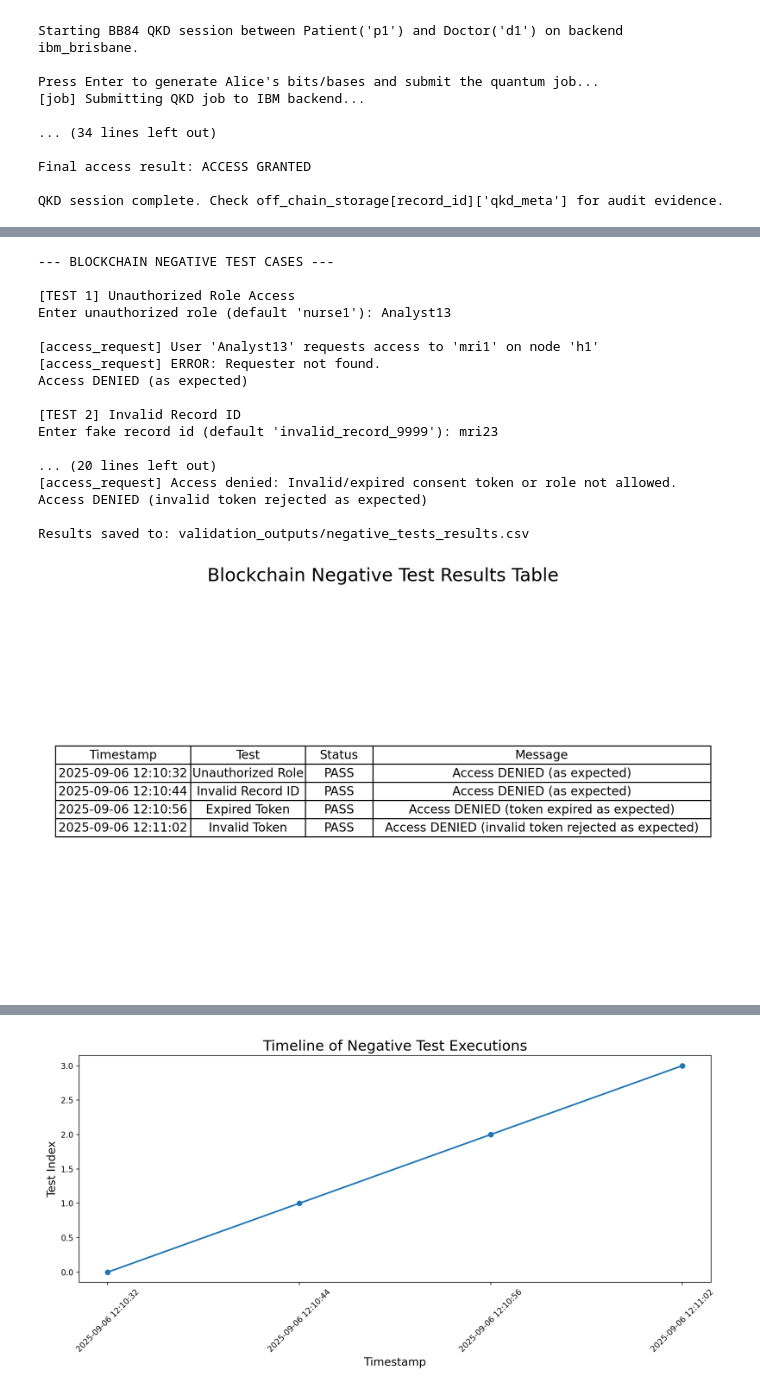
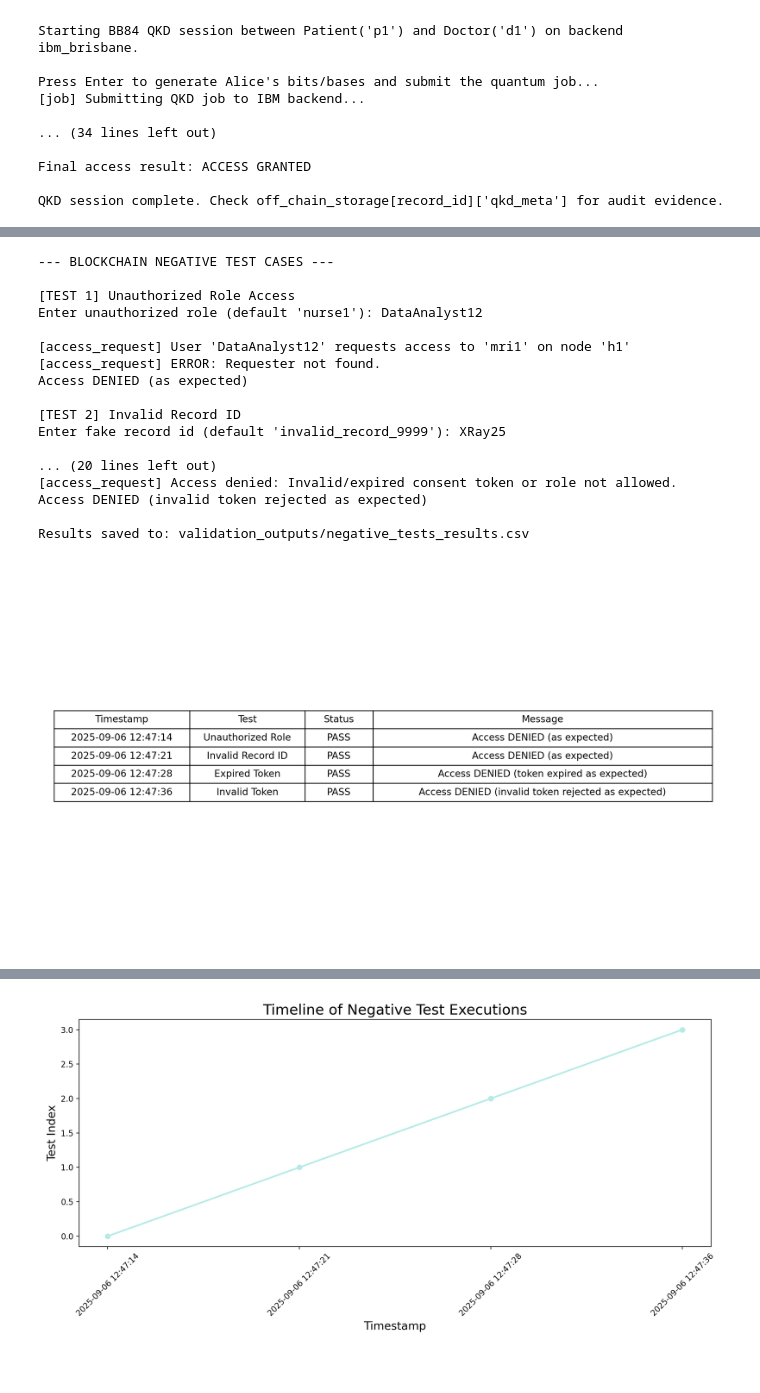
Before and after one commit to Brahmavartika-108/Brahmavartika-108, a Jupyter notebook: COMSYS.ipynb, the cells around one changed output, grey strips where cells are left out. Cells and saved outputs as stored; diff of their text form; code cells hidden in the pictures.

```diff
--- a/COMSYS.ipynb
+++ b/COMSYS.ipynb
@@ -1246,24 +1249,26 @@ for col_idx, width in col_widths.items():
     for row in range(len(df) + 1):  # +1 includes header row
         table[(row, col_idx)].set_width(width)
 
-# Add title
-plt.title("Blockchain Negative Test Results Table", fontsize=18, pad=20)
 
-# Save table image
+# Reduce space around the table
+plt.tight_layout(pad=0.5)
+
+# Save table image with tight bounding box
 plt.savefig(table_path, bbox_inches='tight', dpi=200)
 plt.close()
 display(Image(table_path))
 
-
-
 # ------------------------
 # Generate Graphs as Images
 # ------------------------
+
 # 1. Status summary pie chart
 status_counts = df['Status'].value_counts()
 pie_path = "validation_outputs/status_summary_pie.png"
 plt.figure(figsize=(8, 8))
-plt.pie(status_counts, labels=status_counts.index, autopct='%1.1f%%', startangle=140)
+colors = ['#B4EBE6'] * len(status_counts)  # Set color for each pie slice
+plt.pie(status_counts, labels=status_counts.index, autopct='%1.1f%%',
+        startangle=140, colors=colors)
 plt.title("Blockchain Negative Test Outcomes", fontsize=18)
 plt.savefig(pie_path, dpi=200)
 plt.close()
@@ -1272,37 +1277,37 @@ display(Image(pie_path))
 # 2. Timeline of test executions
 timeline_path = "validation_outputs/test_timeline.png"
 plt.figure(figsize=(12, 6))
-plt.plot(df['Timestamp'], range(len(df)), marker='o', linewidth=2)
+plt.plot(df['Timestamp'], range(len(df)), marker='o', linewidth=2, color='#B4EBE6')  # Set line and marker color
 plt.title("Timeline of Negative Test Executions", fontsize=18)
 plt.xlabel("Timestamp", fontsize=14)
 plt.ylabel("Test Index", fontsize=14)
 plt.xticks(rotation=45)
 plt.tight_layout()
 plt.savefig(timeline_path, dpi=200)
 plt.close()
 display(Image(timeline_path))
 
 print("\nOutputs saved in 'validation_outputs/' folder:")
 print("- negative_tests_results.csv")
 print("- results_table.png")
 print("- status_summary_pie.png")
 print("- test_timeline.png")
 # %% [output]
 --- BLOCKCHAIN NEGATIVE TEST CASES ---
 
 [TEST 1] Unauthorized Role Access
-Enter unauthorized role (default 'nurse1'): Analyst13
+Enter unauthorized role (default 'nurse1'): DataAnalyst12
 
-[access_request] User 'Analyst13' requests access to 'mri1' on node 'h1'
+[access_request] User 'DataAnalyst12' requests access to 'mri1' on node 'h1'
 [access_request] ERROR: Requester not found.
 Access DENIED (as expected)
 
 [TEST 2] Invalid Record ID
-Enter fake record id (default 'invalid_record_9999'): mri23
+Enter fake record id (default 'invalid_record_9999'): XRay25
 
 ... (20 lines left out)
 [access_request] Access denied: Invalid/expired consent token or role not allowed.
 Access DENIED (invalid token rejected as expected)
 
 Results saved to: validation_outputs/negative_tests_results.csv
-[figure, old version]
+[figure, new version]
@@ -1310,4 +1315,4 @@ Results saved to: validation_outputs/negative_tests_results.csv
-[figure, old version]
+[figure, new version]
 Outputs saved in 'validation_outputs/' folder:
 - negative_tests_results.csv
 - results_table.png
```
Also changed, not shown: parts of 6 cells of this notebook.
